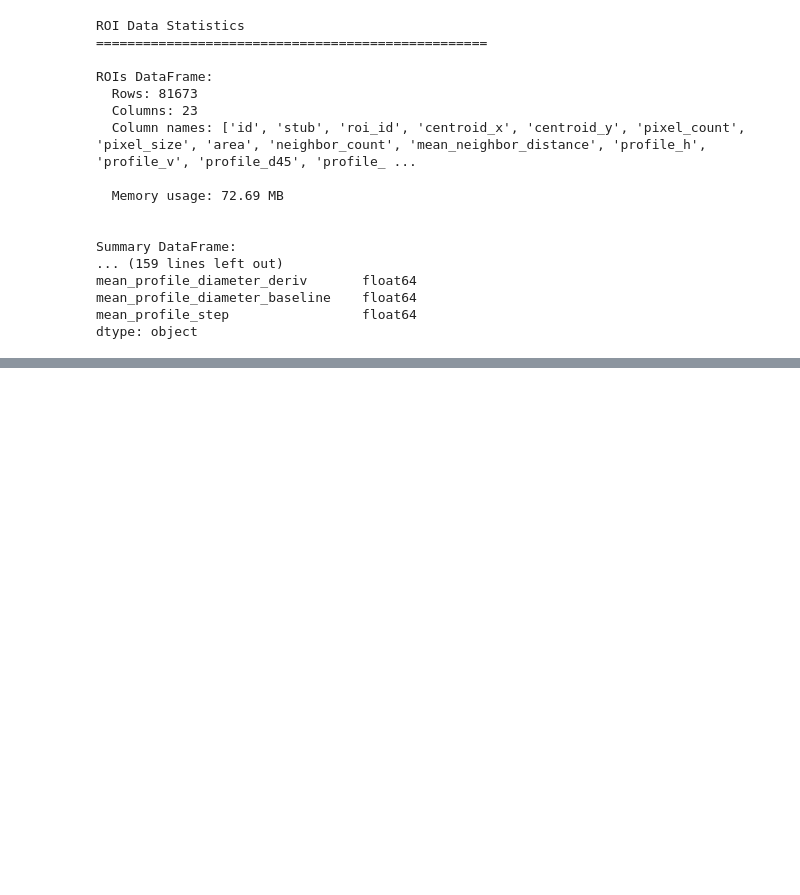
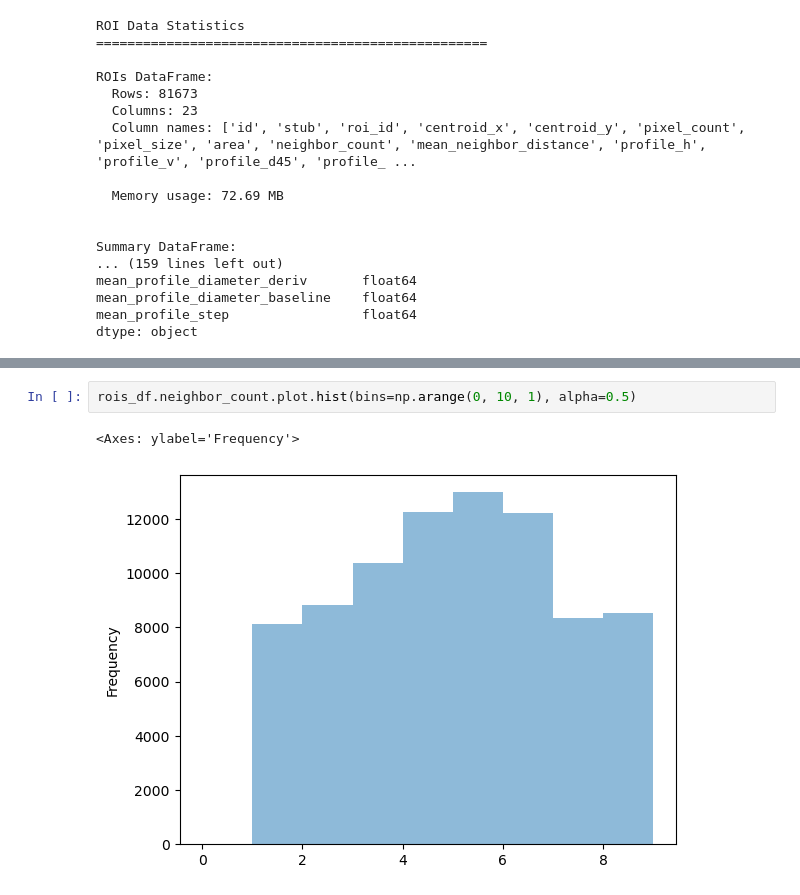
Before and after one commit to jaimemcc/fenestrations, a Jupyter notebook: notebooks/summary_analysis.ipynb, the cells around one changed output, grey strips where cells are left out. Drawn from its saved outputs; the diff is of its cells as text; blank space fills up the shorter version.

```diff
--- a/notebooks/summary_analysis.ipynb
+++ b/notebooks/summary_analysis.ipynb
@@ -59,0 +84,5 @@ dtype: object
+# %%
+rois_df.neighbor_count.plot.hist(bins=np.arange(0, 10, 1), alpha=0.5)
+# %% [output]
+<Axes: ylabel='Frequency'>
+[figure, added]
```
Also changed, not shown: parts of 3 cells of this notebook, 1 other file.
